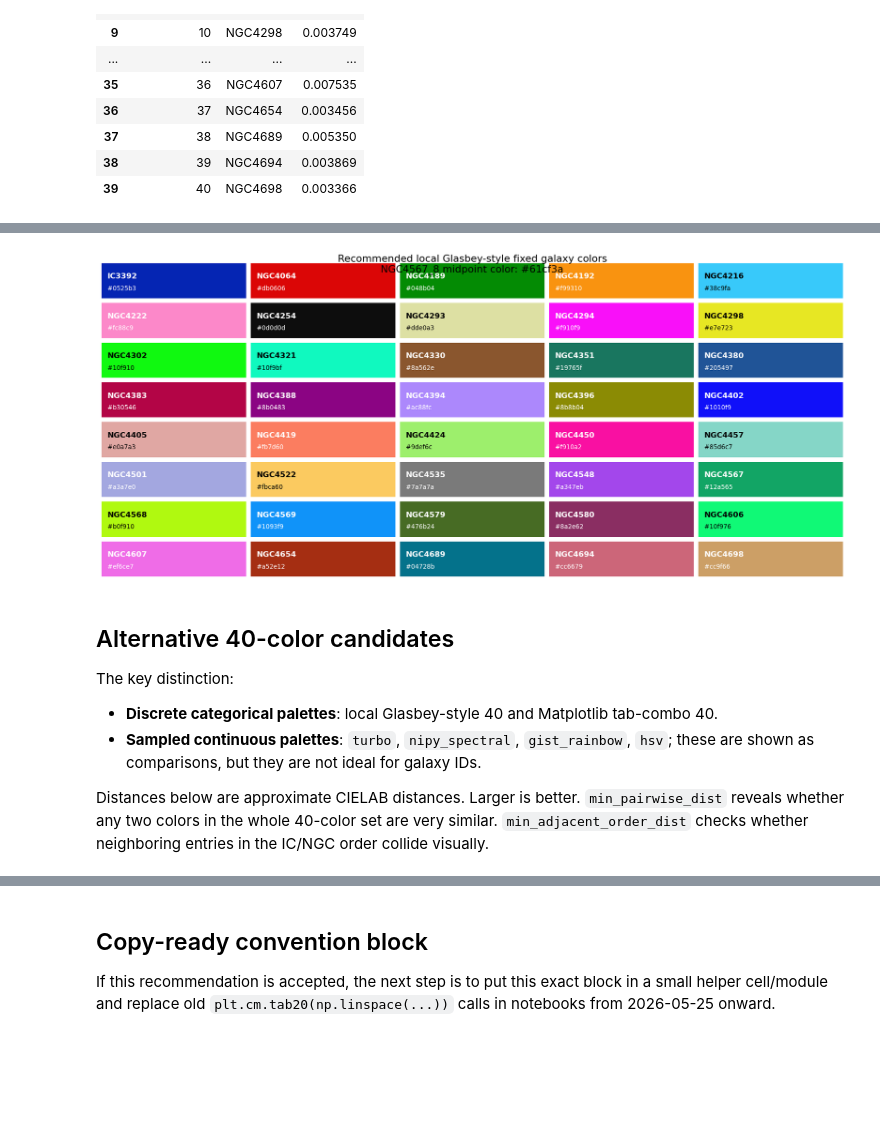
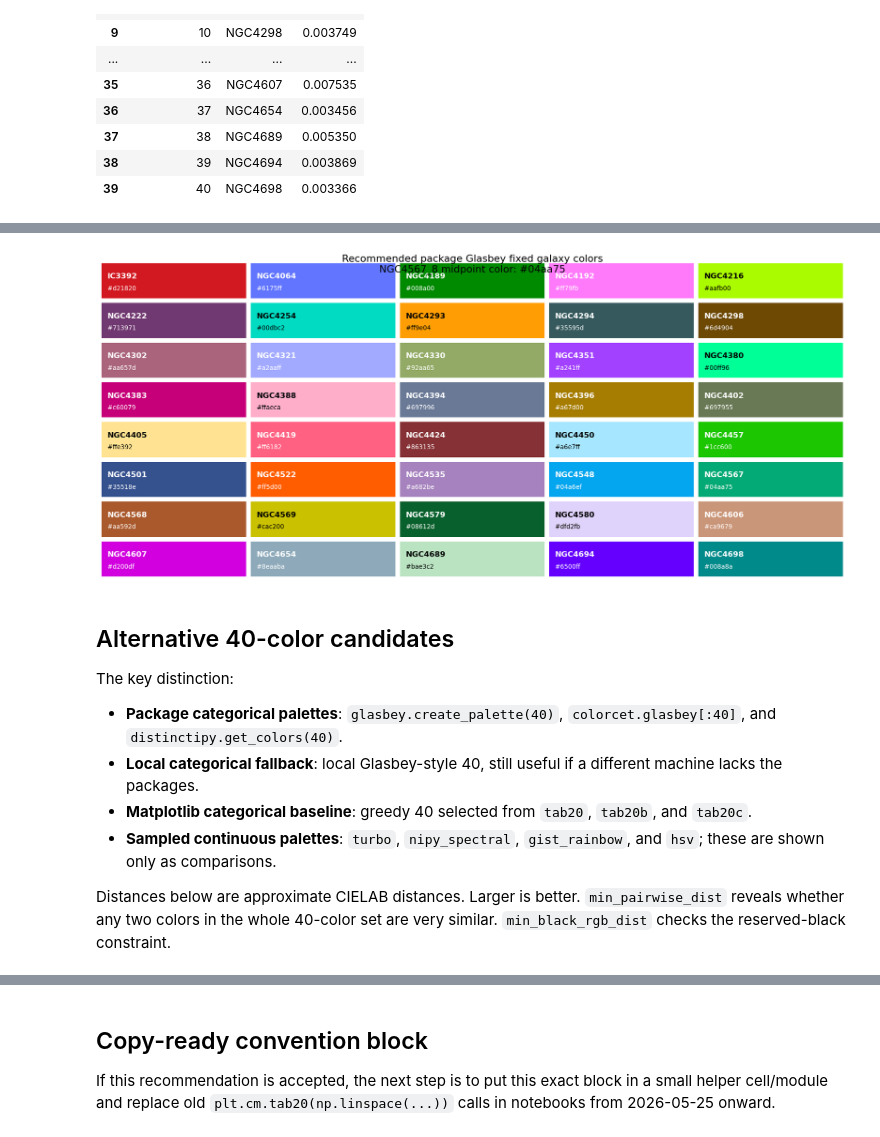
Before and after one commit to Rongjun-ANU/ICRAR-MAUVE, a Jupyter notebook: further/20260529_test_galaxy_color_palette.ipynb, the cells around one changed output, grey strips where cells are left out. Drawn from its saved outputs; the diff is of its cells as text; code cells hidden in the pictures; blank space fills up the shorter version.

```diff
--- a/further/20260529_test_galaxy_color_palette.ipynb
+++ b/further/20260529_test_galaxy_color_palette.ipynb
@@ -272,44 +332,46 @@ def plot_palette_swatches(palette, title, combined=None, ncols=5):
     axes = np.atleast_1d(axes).ravel()
 
     for ax in axes:
         ax.set_axis_off()
 
     for ax, row in zip(axes, palette.itertuples(index=False)):
         rgb = to_rgb(row.hex)
         ax.add_patch(Rectangle((0, 0), 1, 1, color=row.hex, transform=ax.transAxes))
         ax.text(
             0.04, 0.62, row.galaxy,
             transform=ax.transAxes,
             ha="left", va="center",
             color=text_color_for_rgb(rgb),
             fontweight="bold",
         )
         ax.text(
             0.04, 0.28, row.hex,
             transform=ax.transAxes,
             ha="left", va="center",
             color=text_color_for_rgb(rgb),
             fontsize=8,
         )
 
     subtitle = ""
     if combined is not None:
         subtitle = f"\n{combined['galaxy']} midpoint color: {combined['hex']}"
     fig.suptitle(f"{title}{subtitle}", y=1.02, fontsize=13)
     return fig
 
-plot_palette_swatches(recommended, "Recommended local Glasbey-style fixed galaxy colors", combined=combined_color);
+plot_palette_swatches(recommended, "Recommended package Glasbey fixed galaxy colors", combined=combined_color);
 # %% [output]
-[figure, old version]
+[figure, new version]
 # %% [markdown]
 ## Alternative 40-color candidates
 
 The key distinction:
 
-- **Discrete categorical palettes**: local Glasbey-style 40 and Matplotlib tab-combo 40.
-- **Sampled continuous palettes**: `turbo`, `nipy_spectral`, `gist_rainbow`, `hsv`; these are shown as comparisons, but they are not ideal for galaxy IDs.
+- **Package categorical palettes**: `glasbey.create_palette(40)`, `colorcet.glasbey[:40]`, and `distinctipy.get_colors(40)`.
+- **Local categorical fallback**: local Glasbey-style 40, still useful if a different machine lacks the packages.
+- **Matplotlib categorical baseline**: greedy 40 selected from `tab20`, `tab20b`, and `tab20c`.
+- **Sampled continuous palettes**: `turbo`, `nipy_spectral`, `gist_rainbow`, and `hsv`; these are shown only as comparisons.
 
-Distances below are approximate CIELAB distances. Larger is better. `min_pairwise_dist` reveals whether any two colors in the whole 40-color set are very similar. `min_adjacent_order_dist` checks whether neighboring entries in the IC/NGC order collide visually.
+Distances below are approximate CIELAB distances. Larger is better. `min_pairwise_dist` reveals whether any two colors in the whole 40-color set are very similar. `min_black_rgb_dist` checks the reserved-black constraint.
 # %%
 def palette_metrics(palette):
     rgb = np.array([to_rgb(hex_color) for hex_color in palette["hex"]])
```
Also changed, not shown: parts of 15 cells of this notebook, 18 other files.
